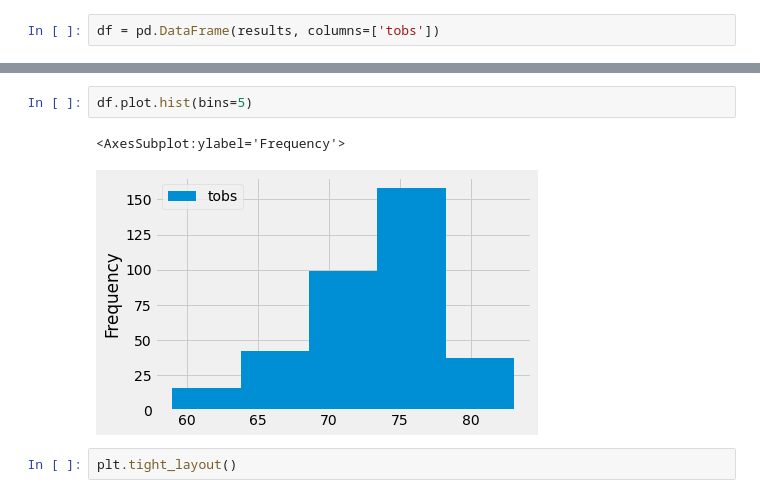
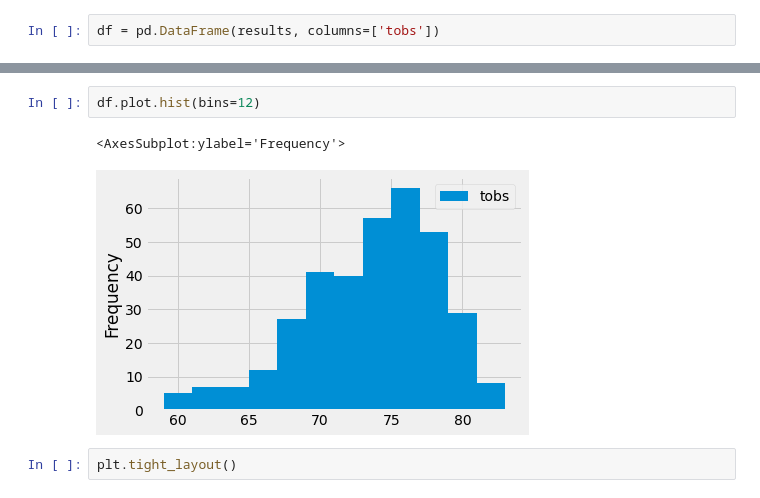
Before and after one commit to shalmaleesoman/surfs_up, a Jupyter notebook: climate_analysis.ipynb, the cells around one changed output, grey strips where cells are left out. Saved outputs shown, nothing was run; the diff lists cells and outputs as text.

```diff
--- a/climate_analysis.ipynb
+++ b/climate_analysis.ipynb
@@ -239,10 +239,10 @@ print(df)
 
 [352 rows x 1 columns]
 # %%
-df.plot.hist(bins=5)
+df.plot.hist(bins=12)
 # %% [output]
 <AxesSubplot:ylabel='Frequency'>
-[figure, old version]
+[figure, new version]
 # %%
 plt.tight_layout()
 # %% [output]
```
Also changed, not shown: parts of 2 cells of this notebook, 3 other files.
